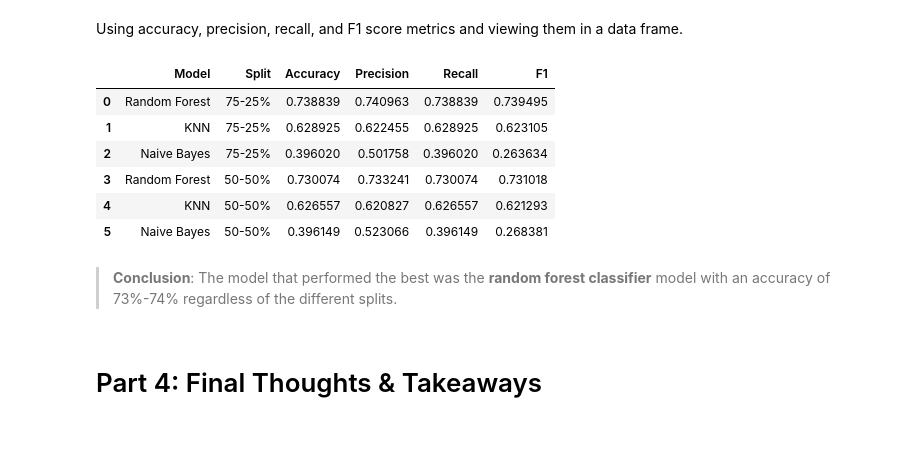
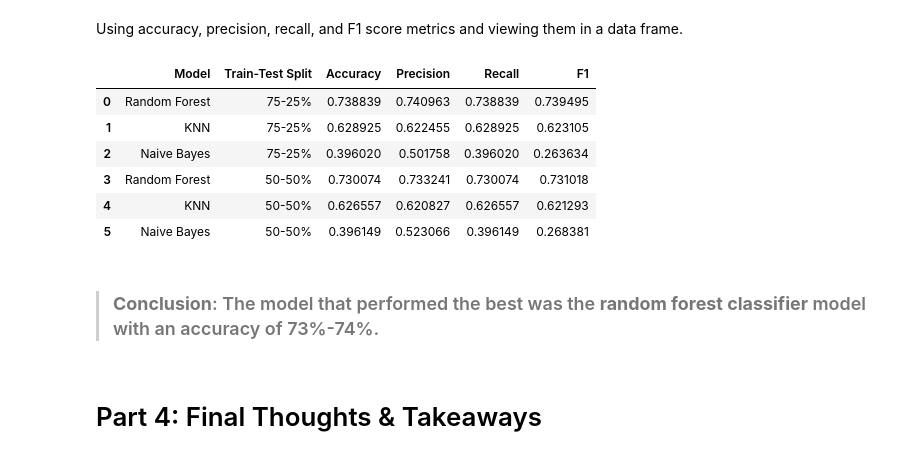
Before and after one commit to dave-nagib/CodeAlpha_Credit-Score-Predictor, a Jupyter notebook: credit-score-classifier.ipynb, the cells around one changed output. Saved outputs shown, nothing was run; the diff lists cells and outputs as text; code cells hidden in the pictures.

```diff
--- a/credit-score-classifier.ipynb
+++ b/credit-score-classifier.ipynb
@@ -430,9 +430,9 @@ for i,labels in enumerate(label_sets):
     recalls.append(recall_score(y_test_2, labels, average = 'weighted'))
     f1s.append(f1_score(y_test_2, labels, average = 'weighted'))
 # %%
-pd.DataFrame({'Model': models, 'Split': splits, 'Accuracy': accuracies, 'Precision': precisions, 'Recall': recalls, 'F1': f1s})
+pd.DataFrame({'Model': models, 'Train-Test Split': splits, 'Accuracy': accuracies, 'Precision': precisions, 'Recall': recalls, 'F1': f1s})
 # %% [output]
-|  | Model | Split | Accuracy | Precision | Recall | F1 |
+|  | Model | Train-Test Split | Accuracy | Precision | Recall | F1 |
 | 0 | Random Forest | 75-25% | 0.738839 | 0.740963 | 0.738839 | 0.739495 |
 | 1 | KNN | 75-25% | 0.628925 | 0.622455 | 0.628925 | 0.623105 |
 | 2 | Naive Bayes | 75-25% | 0.396020 | 0.501758 | 0.396020 | 0.263634 |
@@ -440,7 +440,7 @@ pd.DataFrame({'Model': models, 'Split': splits, 'Accuracy': accuracies, 'Precisi
 | 4 | KNN | 50-50% | 0.626557 | 0.620827 | 0.626557 | 0.621293 |
 | 5 | Naive Bayes | 50-50% | 0.396149 | 0.523066 | 0.396149 | 0.268381 |
 # %% [markdown]
-> **Conclusion**: The model that performed the best was the **random forest classifier** model with an accuracy of 73%-74% regardless of the different splits.
+> ### **Conclusion**: The model that performed the best was the **random forest classifier** model with an accuracy of 73%-74%.
 # %% [markdown]
 # Part 4: Final Thoughts & Takeaways
 # %% [markdown]
```
